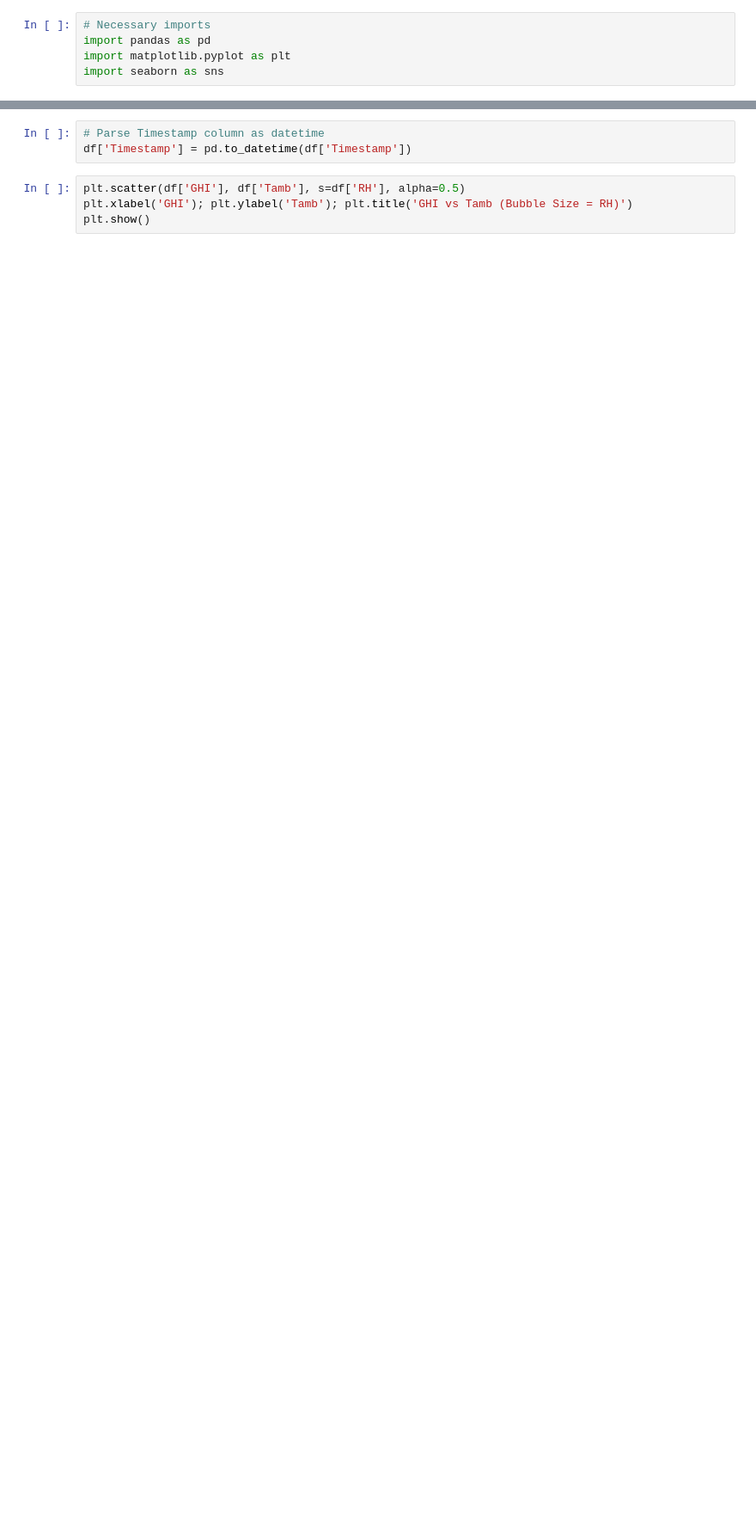
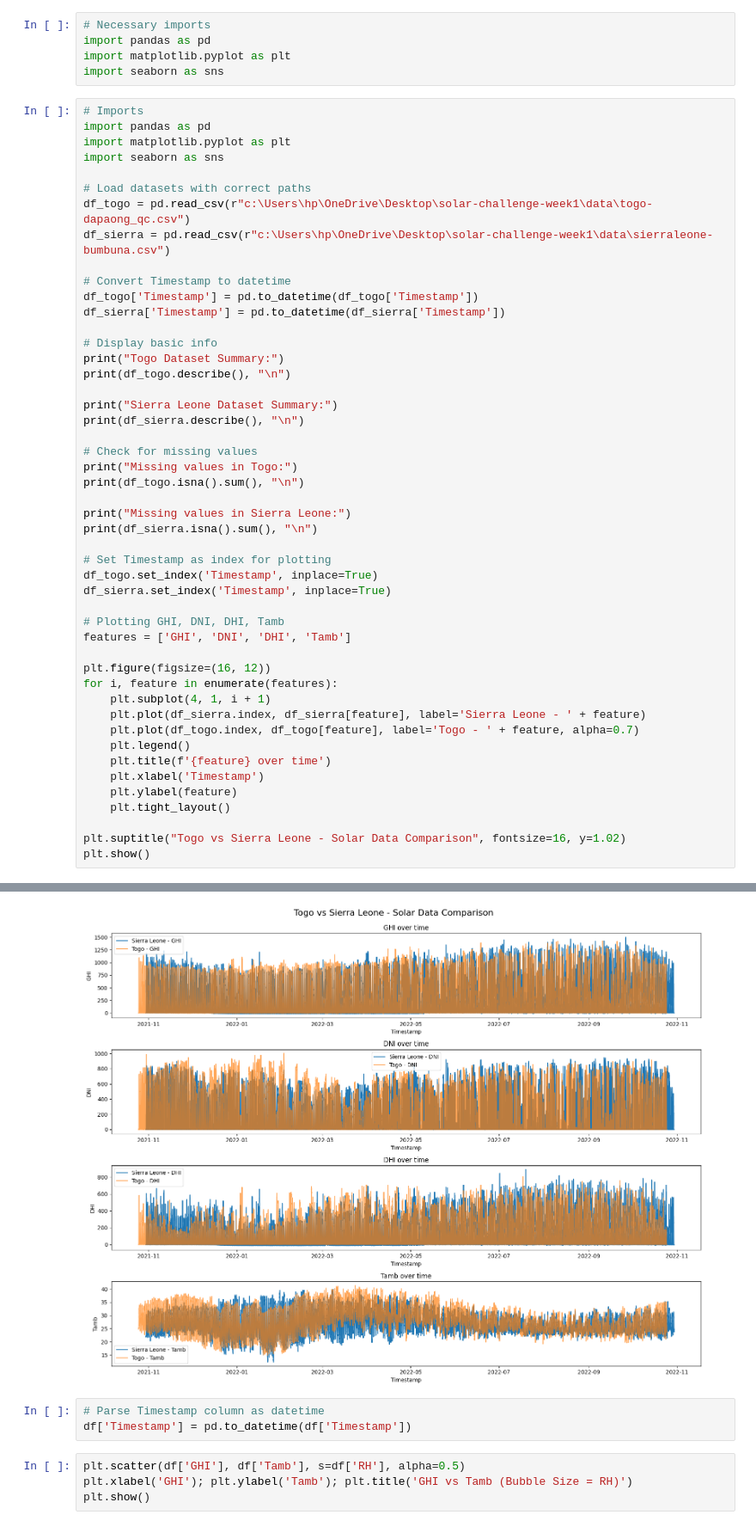
Before and after one commit to Abeni5/solar-challenge-week1, a Jupyter notebook: notebooks/benin_eda.ipynb, the cells around one changed output, grey strips where cells are left out. Shown at 86% size. Cells and saved outputs as stored; diff of their text form; blank space fills up the shorter version.

```diff
--- a/notebooks/benin_eda.ipynb
+++ b/notebooks/benin_eda.ipynb
@@ -9,3 +13,52 @@ This notebook includes:
 import pandas as pd
 import matplotlib.pyplot as plt
 import seaborn as sns
+# %%
+# Imports
+import pandas as pd
+import matplotlib.pyplot as plt
+import seaborn as sns
+
+# Load datasets with correct paths
+df_togo = pd.read_csv(r"c:\Users\hp\OneDrive\Desktop\solar-challenge-week1\data\togo-dapaong_qc.csv")
+df_sierra = pd.read_csv(r"c:\Users\hp\OneDrive\Desktop\solar-challenge-week1\data\sierraleone-bumbuna.csv")
+
+# Convert Timestamp to datetime
+df_togo['Timestamp'] = pd.to_datetime(df_togo['Timestamp'])
+df_sierra['Timestamp'] = pd.to_datetime(df_sierra['Timestamp'])
+
+# Display basic info
+print("Togo Dataset Summary:")
+print(df_togo.describe(), "\n")
+
+print("Sierra Leone Dataset Summary:")
+print(df_sierra.describe(), "\n")
+
+# Check for missing values
+print("Missing values in Togo:")
+print(df_togo.isna().sum(), "\n")
+
+print("Missing values in Sierra Leone:")
+print(df_sierra.isna().sum(), "\n")
+
+# Set Timestamp as index for plotting
+df_togo.set_index('Timestamp', inplace=True)
+df_sierra.set_index('Timestamp', inplace=True)
+
+# Plotting GHI, DNI, DHI, Tamb
+features = ['GHI', 'DNI', 'DHI', 'Tamb']
+
+plt.figure(figsize=(16, 12))
+for i, feature in enumerate(features):
+    plt.subplot(4, 1, i + 1)
+    plt.plot(df_sierra.index, df_sierra[feature], label='Sierra Leone - ' + feature)
+    plt.plot(df_togo.index, df_togo[feature], label='Togo - ' + feature, alpha=0.7)
+    plt.legend()
+    plt.title(f'{feature} over time')
+    plt.xlabel('Timestamp')
+    plt.ylabel(feature)
+    plt.tight_layout()
+
+plt.suptitle("Togo vs Sierra Leone - Solar Data Comparison", fontsize=16, y=1.02)
+plt.show()
+# %% [output]
@@ -12,3 +82,4 @@ import seaborn as sns
+[figure, added]
 # %%
 # Parse Timestamp column as datetime
 df['Timestamp'] = pd.to_datetime(df['Timestamp'])
```
Also changed, not shown: parts of 3 cells of this notebook.
